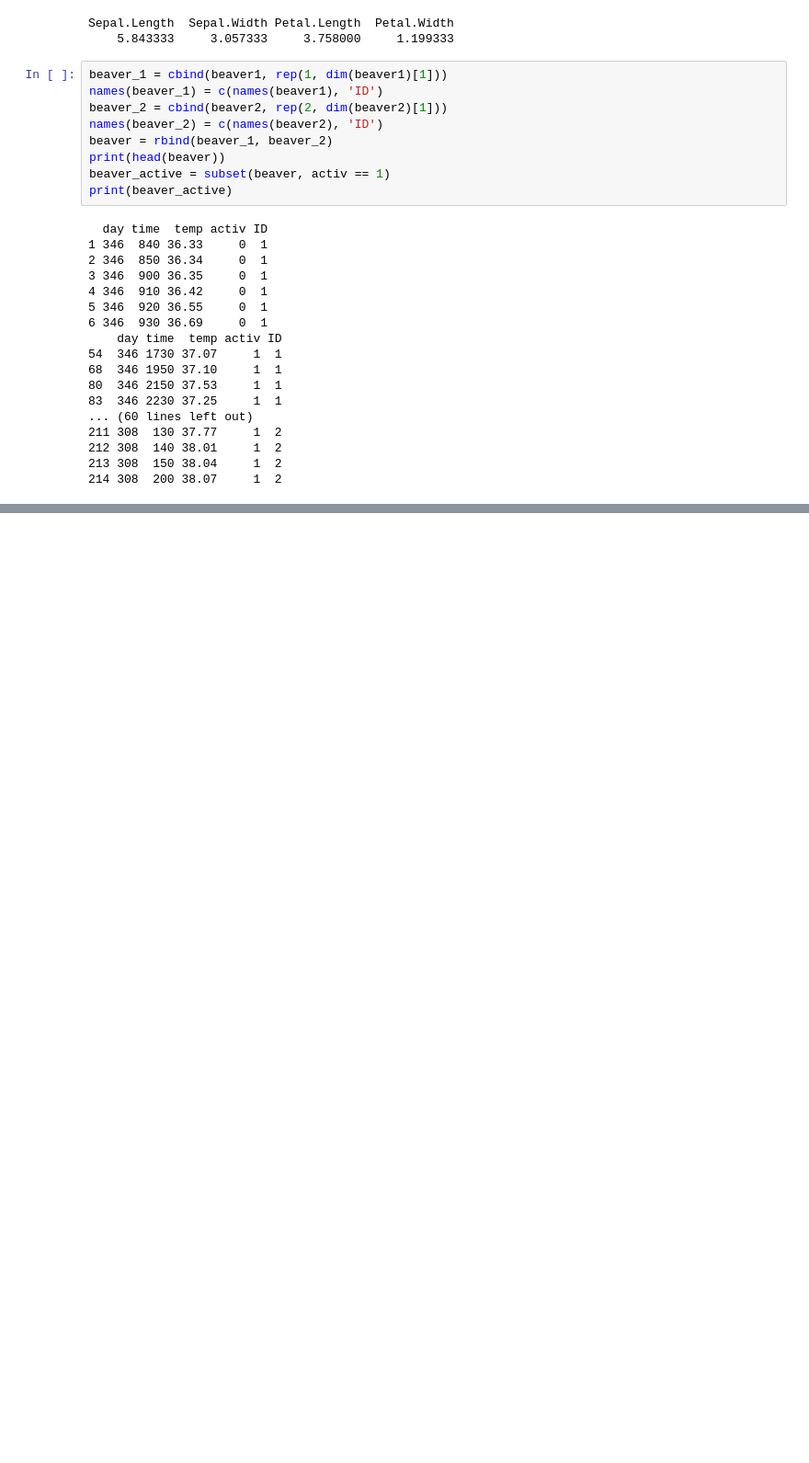
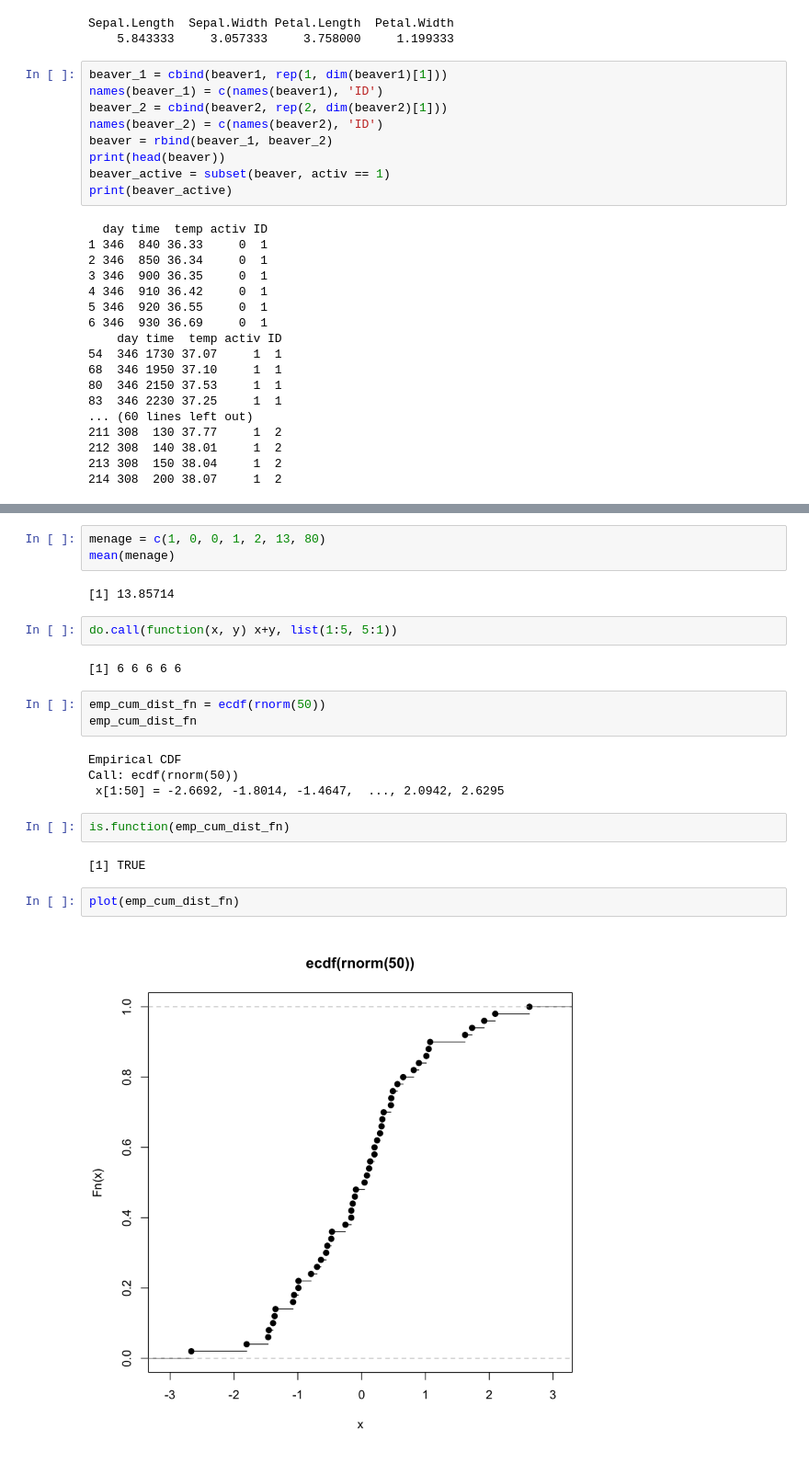
Before and after one commit to KayTony/R-in-Action, a Jupyter notebook: experiments/learning R.ipynb, the cells around one changed output, grey strips where cells are left out. Shown: that part at 92% size. Cells and saved outputs as stored; diff of their text form; blank space fills up the shorter version.

Commit message:
add enviroment & function

```diff
--- a/experiments/learning R.ipynb
+++ b/experiments/learning R.ipynb
@@ -687,0 +816,24 @@ print(beaver_active)
+# %%
+menage = c(1, 0, 0, 1, 2, 13, 80)
+mean(menage)
+# %% [output]
+[1] 13.85714
+# %%
+do.call(function(x, y) x+y, list(1:5, 5:1))
+# %% [output]
+[1] 6 6 6 6 6
+# %%
+emp_cum_dist_fn = ecdf(rnorm(50))
+emp_cum_dist_fn
+# %% [output]
+Empirical CDF
+Call: ecdf(rnorm(50))
+ x[1:50] = -2.6692, -1.8014, -1.4647,  ..., 2.0942, 2.6295
+# %%
+is.function(emp_cum_dist_fn)
+# %% [output]
+[1] TRUE
+# %%
+plot(emp_cum_dist_fn)
+# %% [output]
+[figure, added]
```
Also changed, not shown: parts of 27 cells of this notebook.
